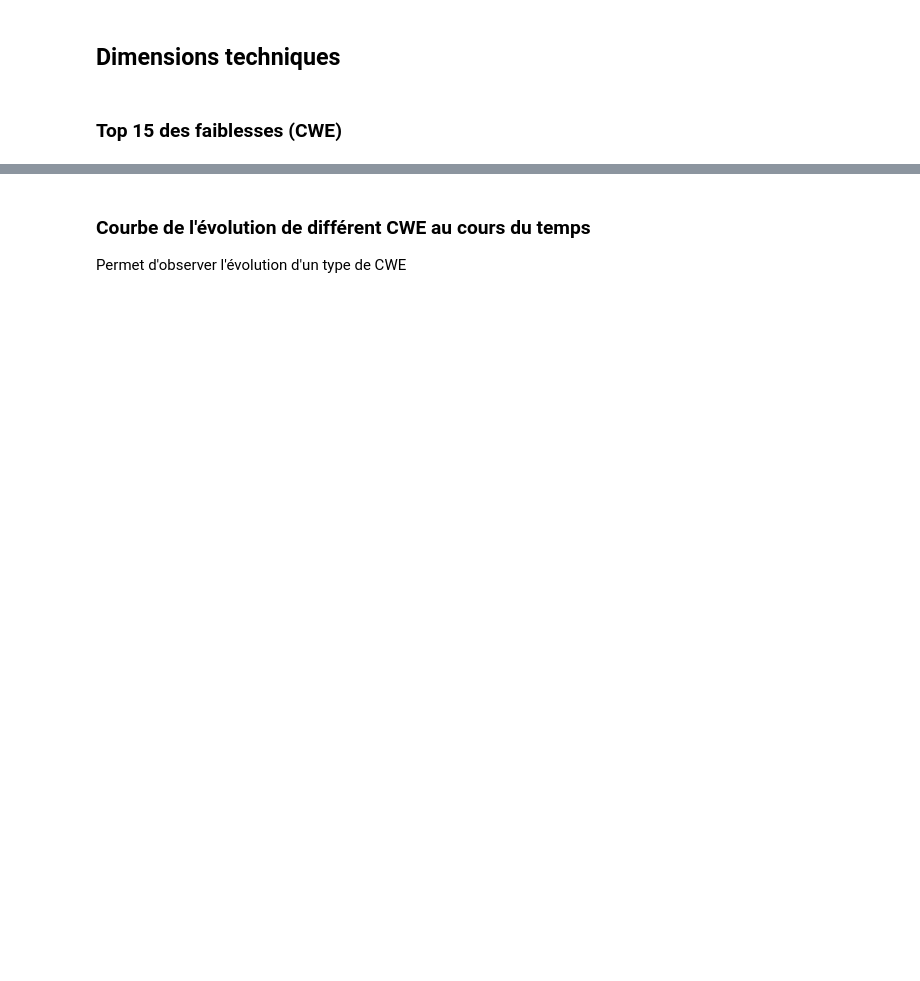
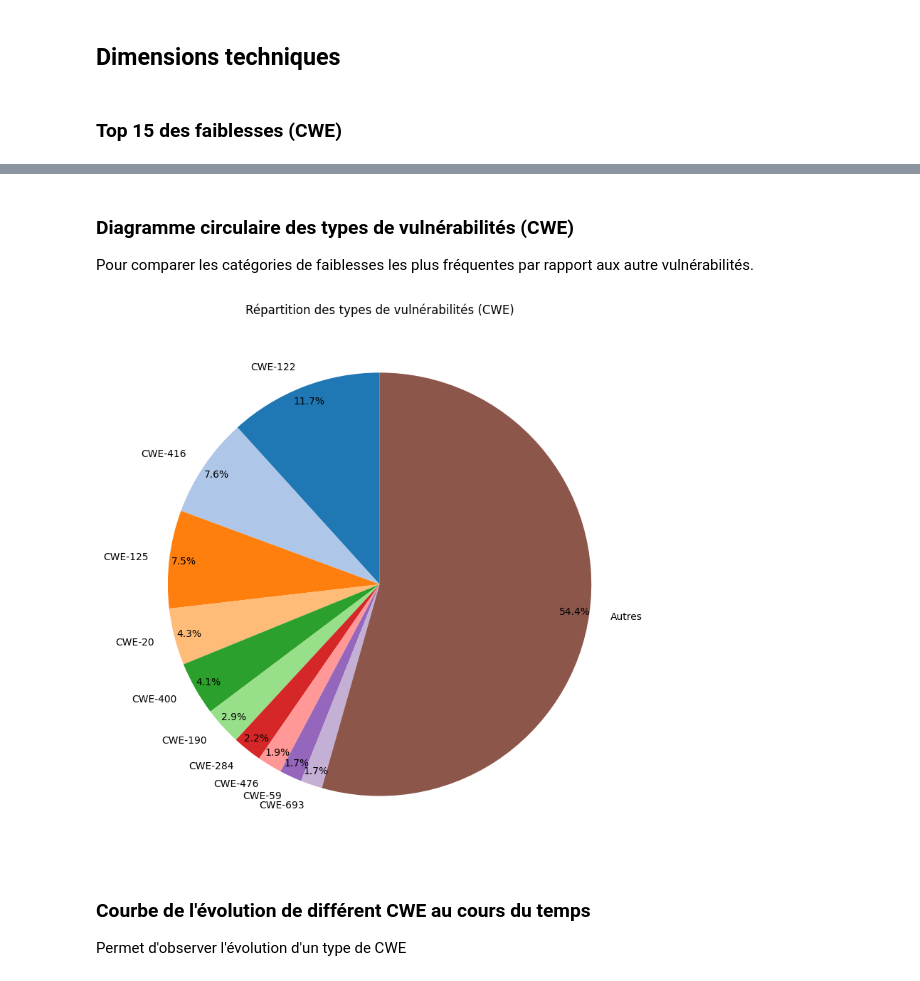
Before and after one commit to DorDNS/AtelierDS_PRJ, a Jupyter notebook: notebooks/analysis.ipynb, the cells around one changed output, grey strips where cells are left out. Cells and saved outputs as stored; diff of their text form; code cells hidden in the pictures; blank space fills up the shorter version.

```diff
--- a/notebooks/analysis.ipynb
+++ b/notebooks/analysis.ipynb
@@ -378,3 +395,38 @@ plt.show()
+# %% [markdown]
+### Diagramme circulaire des types de vulnérabilités (CWE)
+
+Pour comparer les catégories de faiblesses les plus fréquentes par rapport aux autre vulnérabilités.
+# %%
+# Filtrer les lignes disposant d’un CWE
+d_cwe = df.dropna(subset=["cwe"])
+
+# Calculer les occurrences pour chaque CWE
+cwe_counts = d_cwe["cwe"].value_counts()
+
+# Identifier le top 20 des CWE
+top_20_cwe = cwe_counts.head(10)
+
+# Calculer les occurrences des autres CWE
+others_count = cwe_counts.iloc[10:].sum()
+
+# Préparer les données pour le diagramme circulaire
+pie_data = pd.concat([top_20_cwe, pd.Series({"Autres": others_count})])
+
+# Tracer le diagramme circulaire avec les pourcentages à l'extérieur
+plt.figure(figsize=(8, 8))
+plt.pie(
+    pie_data,
+    labels=pie_data.index,
+    autopct=lambda p: f'{p:.1f}%',
+    startangle=90,
+    pctdistance=0.93,
+    colors=sns.color_palette("tab20", len(pie_data))
+)
+plt.title("Répartition des types de vulnérabilités (CWE)")
+plt.tight_layout()
+plt.show()
+# %% [output]
+[figure, added]
 # %% [markdown]
 ### Courbe de l'évolution de différent CWE au cours du temps
 
```
Also changed, not shown: parts of 12 cells of this notebook, 1 other file.
